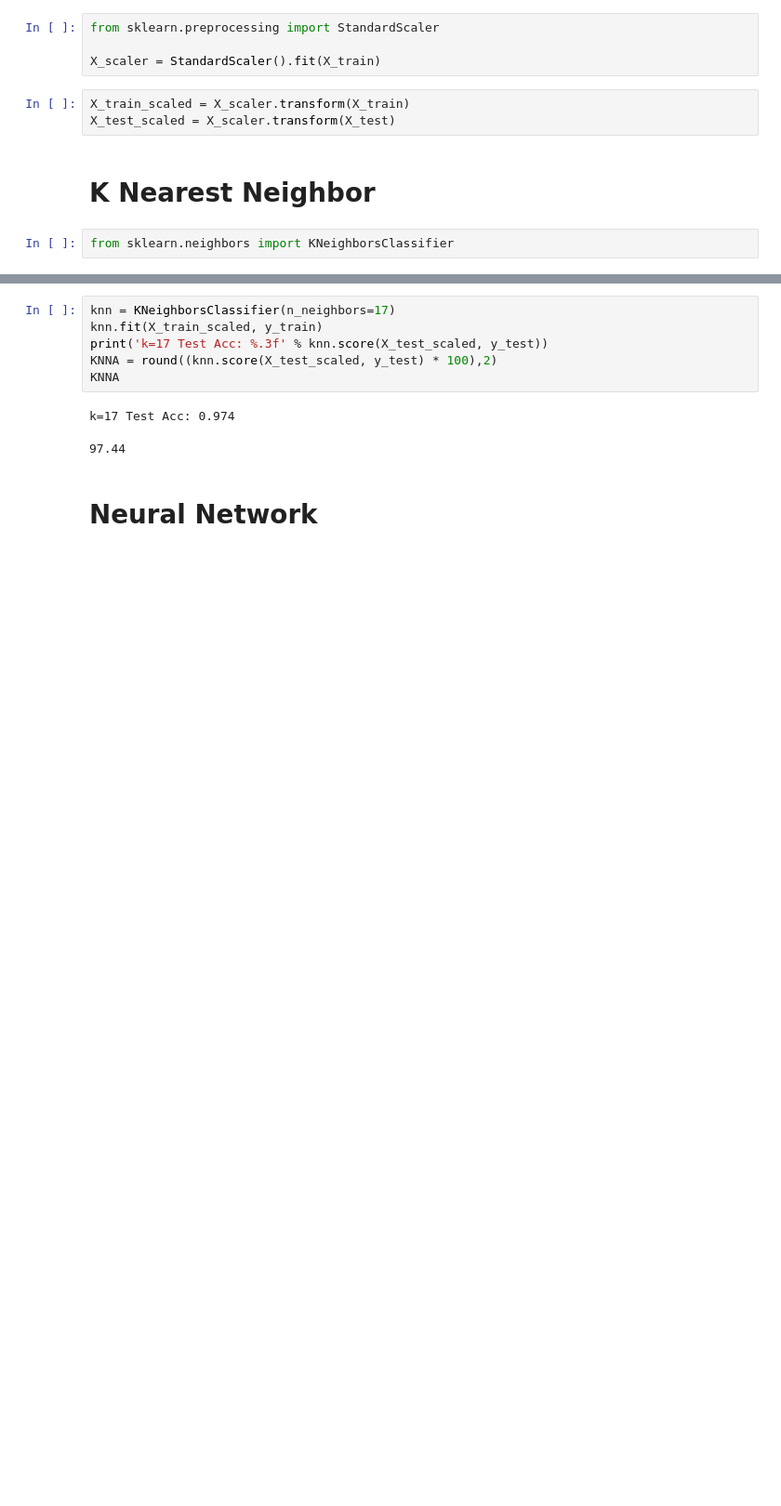
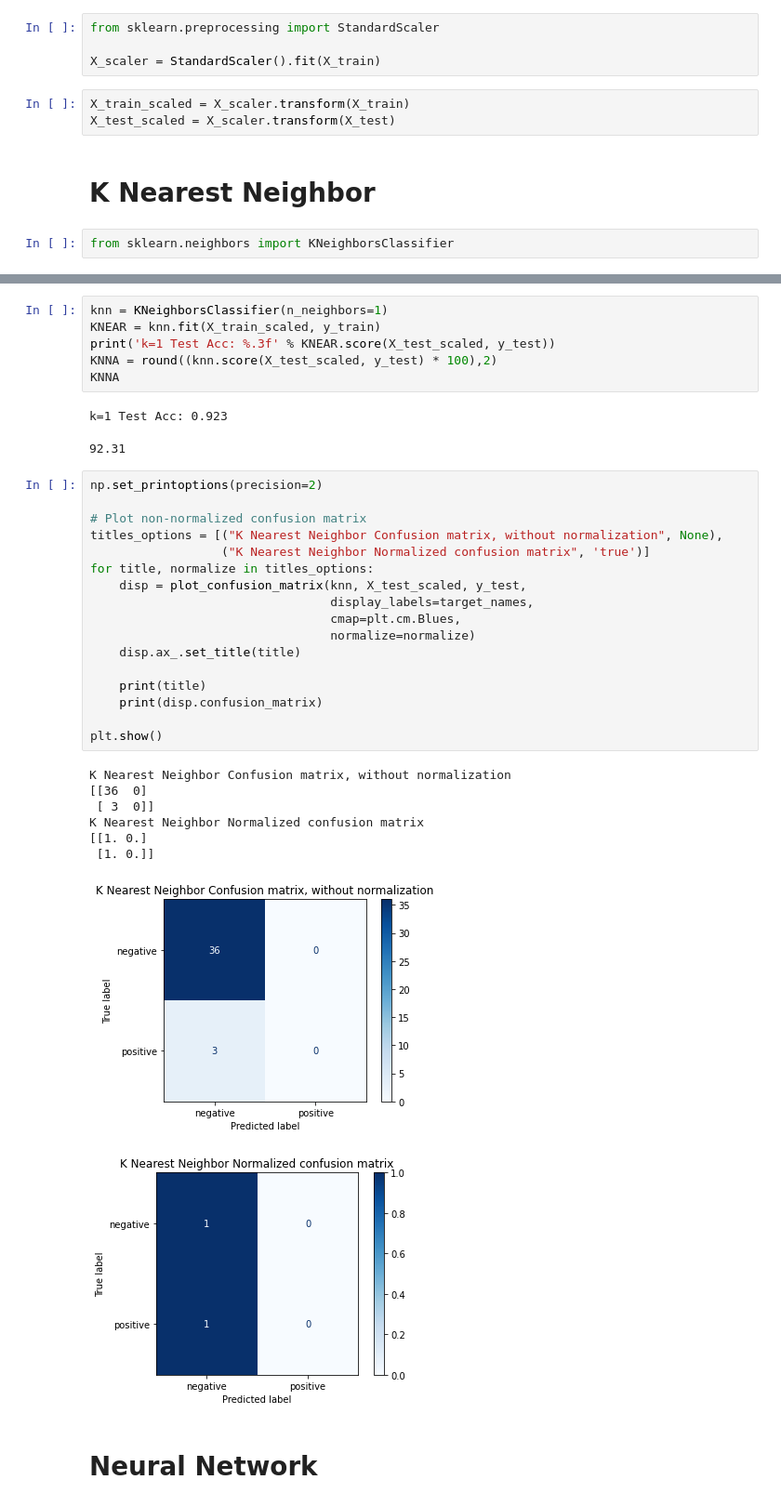
Before and after one commit to trevorguleserian/FinalProject, a Jupyter notebook: KidneyFailure_HeartDisease.ipynb, the cells around one changed output, grey strips where cells are left out. Shown at 93% size. Cells and saved outputs as stored; diff of their text form; blank space fills up the shorter version.

```diff
--- a/KidneyFailure_HeartDisease.ipynb
+++ b/KidneyFailure_HeartDisease.ipynb
@@ -439,12 +475,38 @@ k: 29, Train/Test Score: 0.922/0.974
 # %%
-knn = KNeighborsClassifier(n_neighbors=17)
-knn.fit(X_train_scaled, y_train)
-print('k=17 Test Acc: %.3f' % knn.score(X_test_scaled, y_test))
+knn = KNeighborsClassifier(n_neighbors=1)
+KNEAR = knn.fit(X_train_scaled, y_train)
+print('k=1 Test Acc: %.3f' % KNEAR.score(X_test_scaled, y_test))
 KNNA = round((knn.score(X_test_scaled, y_test) * 100),2)
 KNNA
 # %% [output]
-k=17 Test Acc: 0.974
+k=1 Test Acc: 0.923
-97.44
+92.31
+# %%
+np.set_printoptions(precision=2)
+
+# Plot non-normalized confusion matrix
+titles_options = [("K Nearest Neighbor Confusion matrix, without normalization", None),
+                  ("K Nearest Neighbor Normalized confusion matrix", 'true')]
+for title, normalize in titles_options:
+    disp = plot_confusion_matrix(knn, X_test_scaled, y_test,
+                                 display_labels=target_names,
+                                 cmap=plt.cm.Blues,
+                                 normalize=normalize)
+    disp.ax_.set_title(title)
+
+    print(title)
+    print(disp.confusion_matrix)
+
+plt.show()
+# %% [output]
+K Nearest Neighbor Confusion matrix, without normalization
+[[36  0]
+ [ 3  0]]
+K Nearest Neighbor Normalized confusion matrix
+[[1. 0.]
+ [1. 0.]]
+[figure, added]
+[figure, added]
 # %% [markdown]
 # Neural Network
 # %%
```
Also changed, not shown: parts of 60 cells of this notebook, 1 other file.
